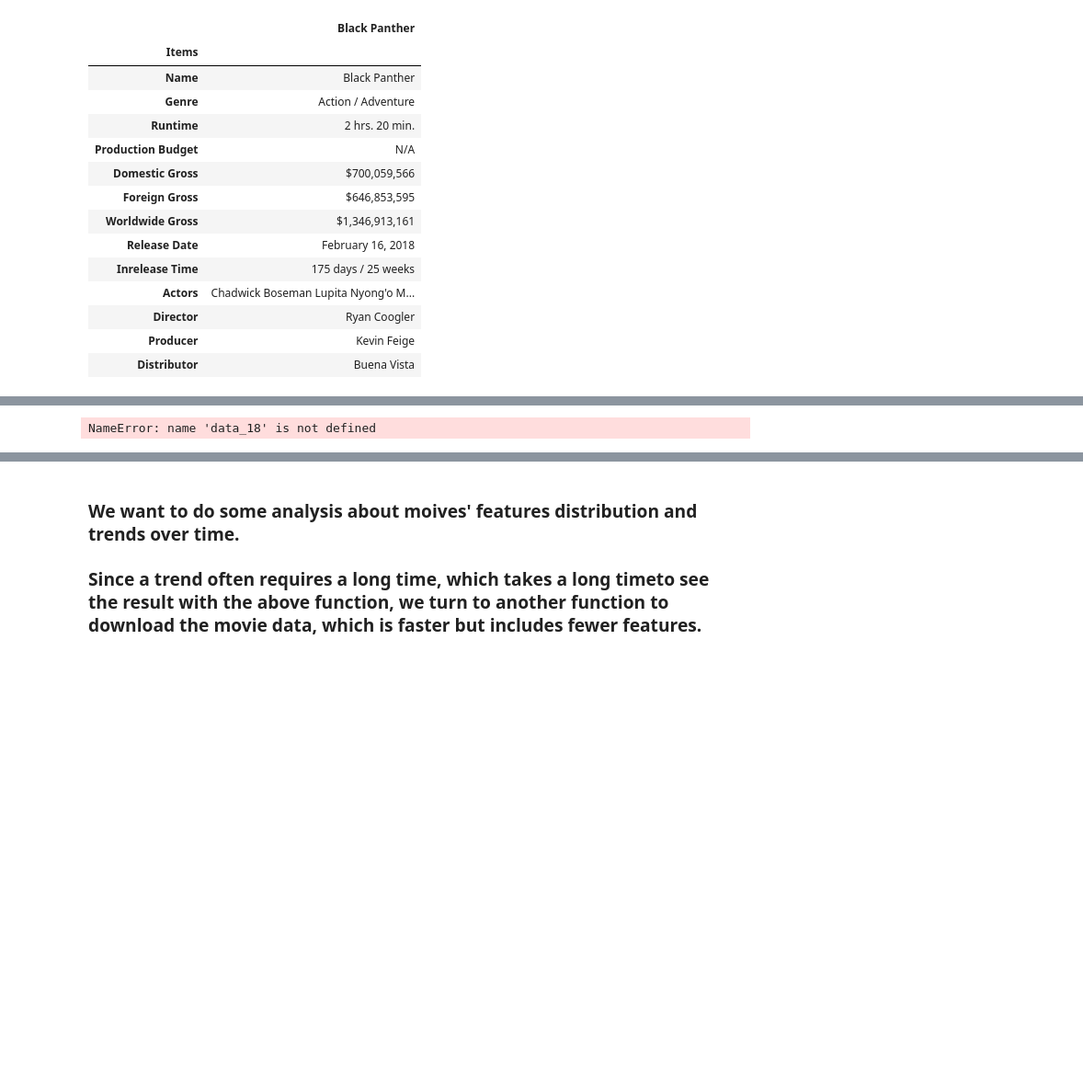
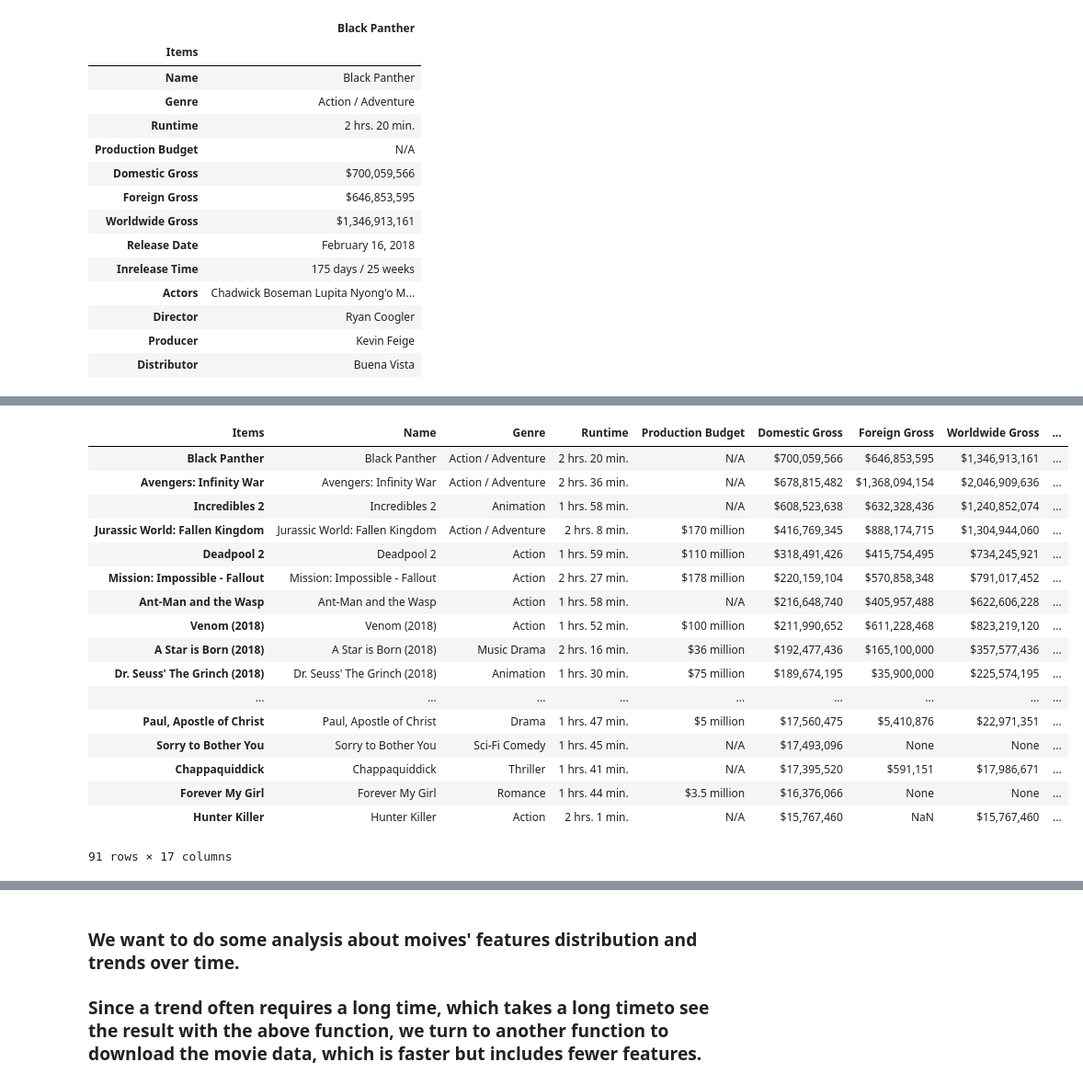
Before and after one commit to yz3432/TFA, a Jupyter notebook: project.ipynb, the cells around one changed output, grey strips where cells are left out. Shown at 92% size. Saved outputs shown, nothing was run; the diff lists cells and outputs as text; code cells hidden in the pictures; blank space fills up the shorter version.

```diff
--- a/project.ipynb
+++ b/project.ipynb
@@ -309,14 +287,37 @@ showtimes(data_18)
 # %%
-# change domestic gross into int type(preparation for groupby analysis)
+# clean domestic gross data and change into int type
 import re
 gross = []
 for item in data_18['Domestic Gross']:
     pattern_1 = re.compile(r'\d+')
     match_1 = re.findall(pattern_1,item)
     num = ''
-    for n in range(len(match_1)):
-        num += match_1[n]
-    gross.append(int(num))
+    if match_1:
+        for n in range(len(match_1)):
+            num += match_1[n]
+        gross.append(int(num))
+    else:
+        gross.append(0)
 data_18['domes_gross'] = gross
+data_18n = data_18[data_18['domes_gross'] > 0]
-# %% [output]
-NameError: name 'data_18' is not defined
+# %%
+data_18n
+# %% [output]
+| Items | Name | Genre | Runtime | Production Budget | Domestic Gross | Foreign Gross | Worldwide Gross | ... |
+| Black Panther | Black Panther | Action / Adventure | 2 hrs. 20 min. | N/A | $700,059,566 | $646,853,595 | $1,346,913,161 | ... |
+| Avengers: Infinity War | Avengers: Infinity War | Action / Adventure | 2 hrs. 36 min. | N/A | $678,815,482 | $1,368,094,154 | $2,046,909,636 | ... |
+| Incredibles 2 | Incredibles 2 | Animation | 1 hrs. 58 min. | N/A | $608,523,638 | $632,328,436 | $1,240,852,074 | ... |
+| Jurassic World: Fallen Kingdom | Jurassic World: Fallen Kingdom | Action / Adventure | 2 hrs. 8 min. | $170 million | $416,769,345 | $888,174,715 | $1,304,944,060 | ... |
+| Deadpool 2 | Deadpool 2 | Action | 1 hrs. 59 min. | $110 million | $318,491,426 | $415,754,495 | $734,245,921 | ... |
+| Mission: Impossible - Fallout | Mission: Impossible - Fallout | Action | 2 hrs. 27 min. | $178 million | $220,159,104 | $570,858,348 | $791,017,452 | ... |
+| Ant-Man and the Wasp | Ant-Man and the Wasp | Action | 1 hrs. 58 min. | N/A | $216,648,740 | $405,957,488 | $622,606,228 | ... |
+| Venom (2018) | Venom (2018) | Action | 1 hrs. 52 min. | $100 million | $211,990,652 | $611,228,468 | $823,219,120 | ... |
+| A Star is Born (2018) | A Star is Born (2018) | Music Drama | 2 hrs. 16 min. | $36 million | $192,477,436 | $165,100,000 | $357,577,436 | ... |
+| Dr. Seuss' The Grinch (2018) | Dr. Seuss' The Grinch (2018) | Animation | 1 hrs. 30 min. | $75 million | $189,674,195 | $35,900,000 | $225,574,195 | ... |
+| ... | ... | ... | ... | ... | ... | ... | ... | ... |
+| Paul, Apostle of Christ | Paul, Apostle of Christ | Drama | 1 hrs. 47 min. | $5 million | $17,560,475 | $5,410,876 | $22,971,351 | ... |
+| Sorry to Bother You | Sorry to Bother You | Sci-Fi Comedy | 1 hrs. 45 min. | N/A | $17,493,096 | None | None | ... |
+| Chappaquiddick | Chappaquiddick | Thriller | 1 hrs. 41 min. | N/A | $17,395,520 | $591,151 | $17,986,671 | ... |
+| Forever My Girl | Forever My Girl | Romance | 1 hrs. 44 min. | $3.5 million | $16,376,066 | None | None | ... |
+| Hunter Killer | Hunter Killer | Action | 2 hrs. 1 min. | N/A | $15,767,460 | NaN | $15,767,460 | ... |
+91 rows × 17 columns
```
Also changed, not shown: parts of 19 cells of this notebook.
